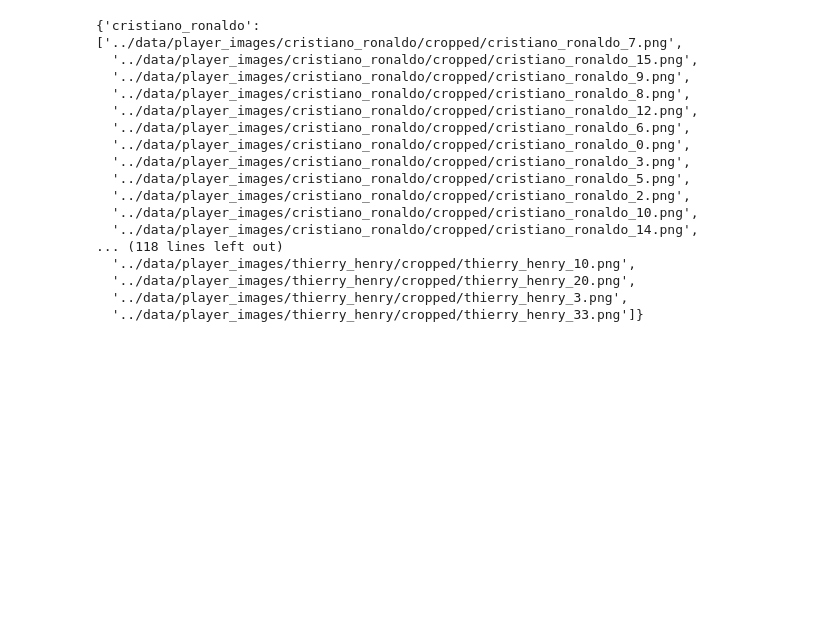
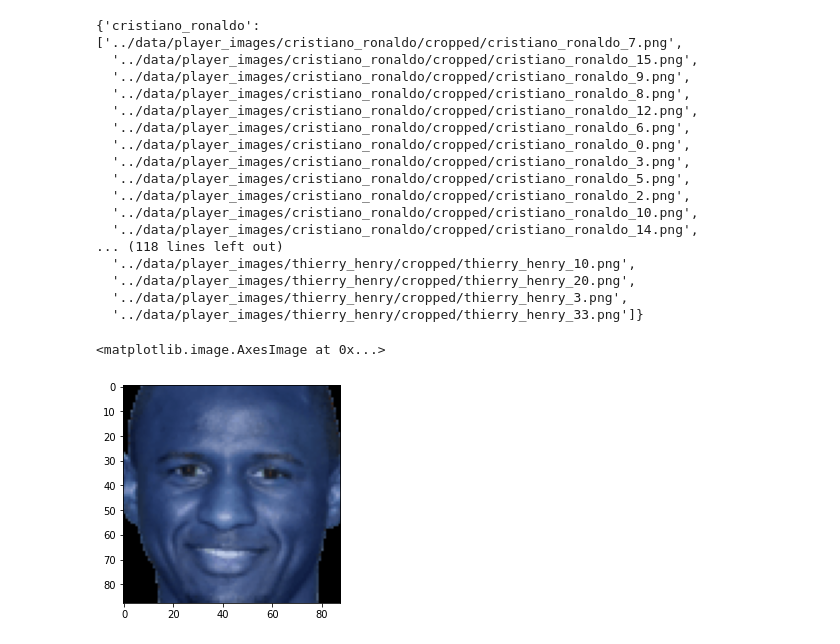
Before and after one commit to Micky373/end_to_end_football_players_image_classification, a Jupyter notebook: notebooks/model_training_and_validating.ipynb, the cells around one changed output. Cells and saved outputs as stored; diff of their text form; code cells hidden in the pictures; blank space fills up the shorter version.

```diff
--- a/notebooks/model_training_and_validating.ipynb
+++ b/notebooks/model_training_and_validating.ipynb
@@ -66,0 +108,6 @@ player_file_name_dict
+# %%
+image = cv2.imread(player_file_name_dict['patrick_vieira'][1])
+plt.imshow(image)
+# %% [output]
+<matplotlib.image.AxesImage at 0x...>
+[figure, added]
```
Also changed, not shown: parts of 26 cells of this notebook, 2 other files.
